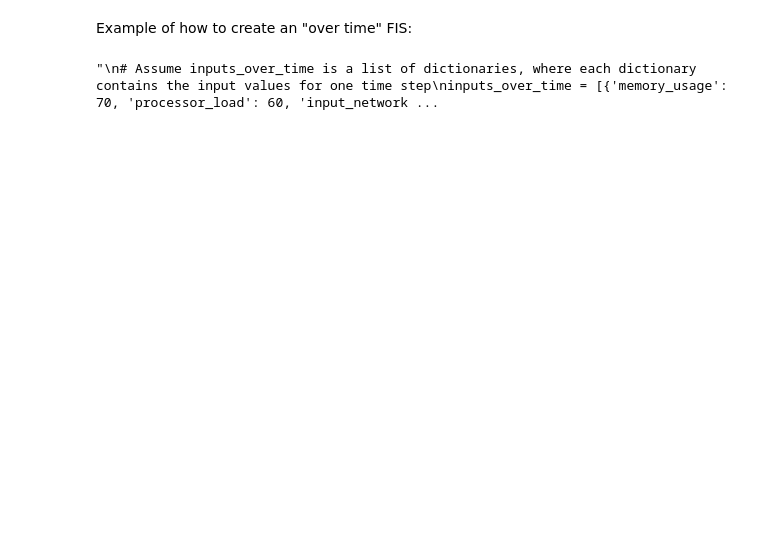
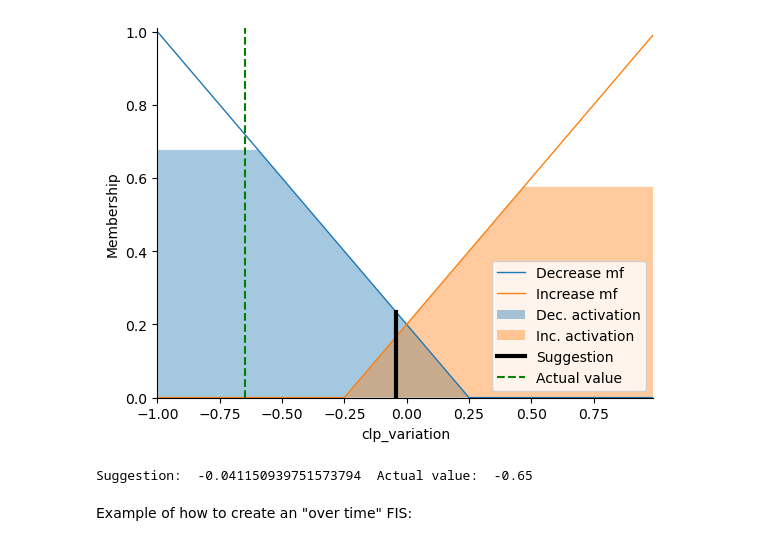
Before and after one commit to leobt23/Computational_Intelligence_forIOT, a Jupyter notebook: project_2_fuzzy/main.ipynb, the cells around one changed output. Cells and saved outputs as stored; diff of their text form; code cells hidden in the pictures; blank space fills up the shorter version.

```diff
--- a/project_2_fuzzy/main.ipynb
+++ b/project_2_fuzzy/main.ipynb
@@ -181,0 +373,8 @@ clp_variation.view()
+# %%
+# Getting the values from the csv dataset
+import pandas as pd
+df = pd.read_csv('Project2_SampleData.csv')
+df
+
+# for loop on all instances
+#for later
@@ -182,20 +393,30 @@ clp_variation.view()
+# %%
+# Utilizing the function to get the suggestion for one instance
+
+# Updating the variable values for this instance
+instance = 7
+values = {
+    'memory_usage': df['MemoryUsage'][instance],
+    'processor_load': df['ProcessorLoad'][instance],
+    'output_bandwidth': df['OutBandwidth'][instance],
+    'latency': df['Latency'][instance],
+    'input_network_throughput': df['InpNetThroughput'][instance],
+    'output_network_throughput': df['OutNetThroughput'][instance]
+}
+
+variables_used = ['memory_usage', 'processor_load', 'output_bandwidth', 'latency']
+
+
+suggestion = get_suggestion(values, variables_used, disparity=0.25, plot=True)
+# add the actual value to the plot
+plt.axvline(x=df['CLPVariation'][instance], color='g', linestyle='--')
+plt.legend(['Decrease mf', 'Increase mf', 'Dec. activation', 'Inc. activation', 'Suggestion', 'Actual value'])
+plt.show()
+
+# Comparing the suggestion with the actual value
+print('Suggestion: ', suggestion, ' Actual value: ', df['CLPVariation'][instance])
+# %% [output]
+[figure, added]
+Suggestion:  -0.041150939751573794  Actual value:  -0.65
 # %% [markdown]
 Example of how to create an "over time" FIS:
-# %%
-"""
-# Assume inputs_over_time is a list of dictionaries, where each dictionary contains the input values for one time step
-inputs_over_time = [{'memory_usage': 70, 'processor_load': 60, 'input_network_throughput': 50, 'output_bandwidth': 30, 'latency': 200}, ...]
-
-for inputs in inputs_over_time:
-    # Update variables
-    for variable_name, value in inputs.items():
-        clp_simulator.input[variable_name] = value
-
-    # Run simulation
-    clp_simulator.compute()
-
-    print(clp_simulator.output['clp_variation'])
-
-"""
-# %% [output]
-"\n# Assume inputs_over_time is a list of dictionaries, where each dictionary contains the input values for one time step\ninputs_over_time = [{'memory_usage': 70, 'processor_load': 60, 'input_network ...
```
Also changed, not shown: parts of 15 cells of this notebook, 2 other files.
